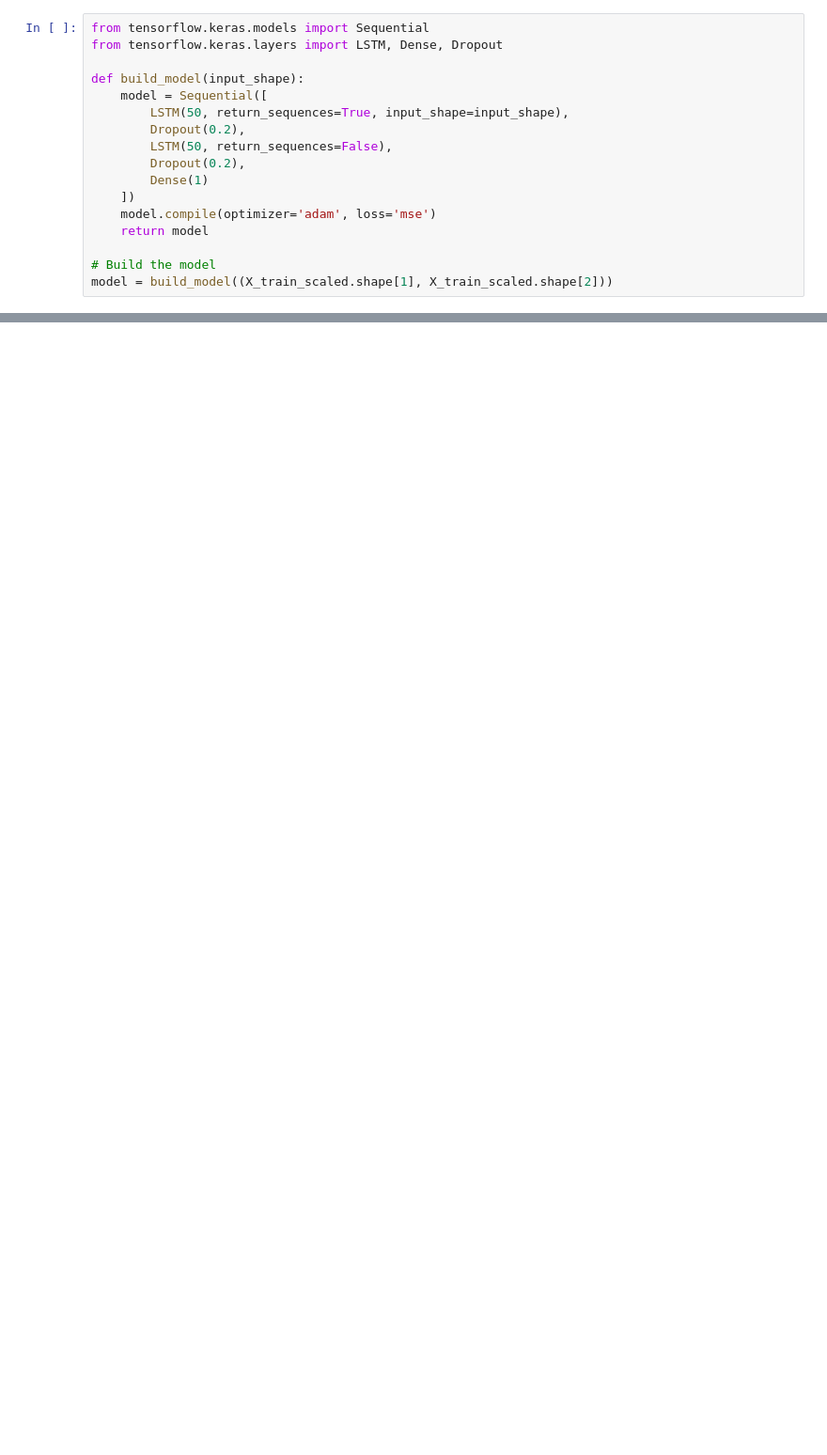
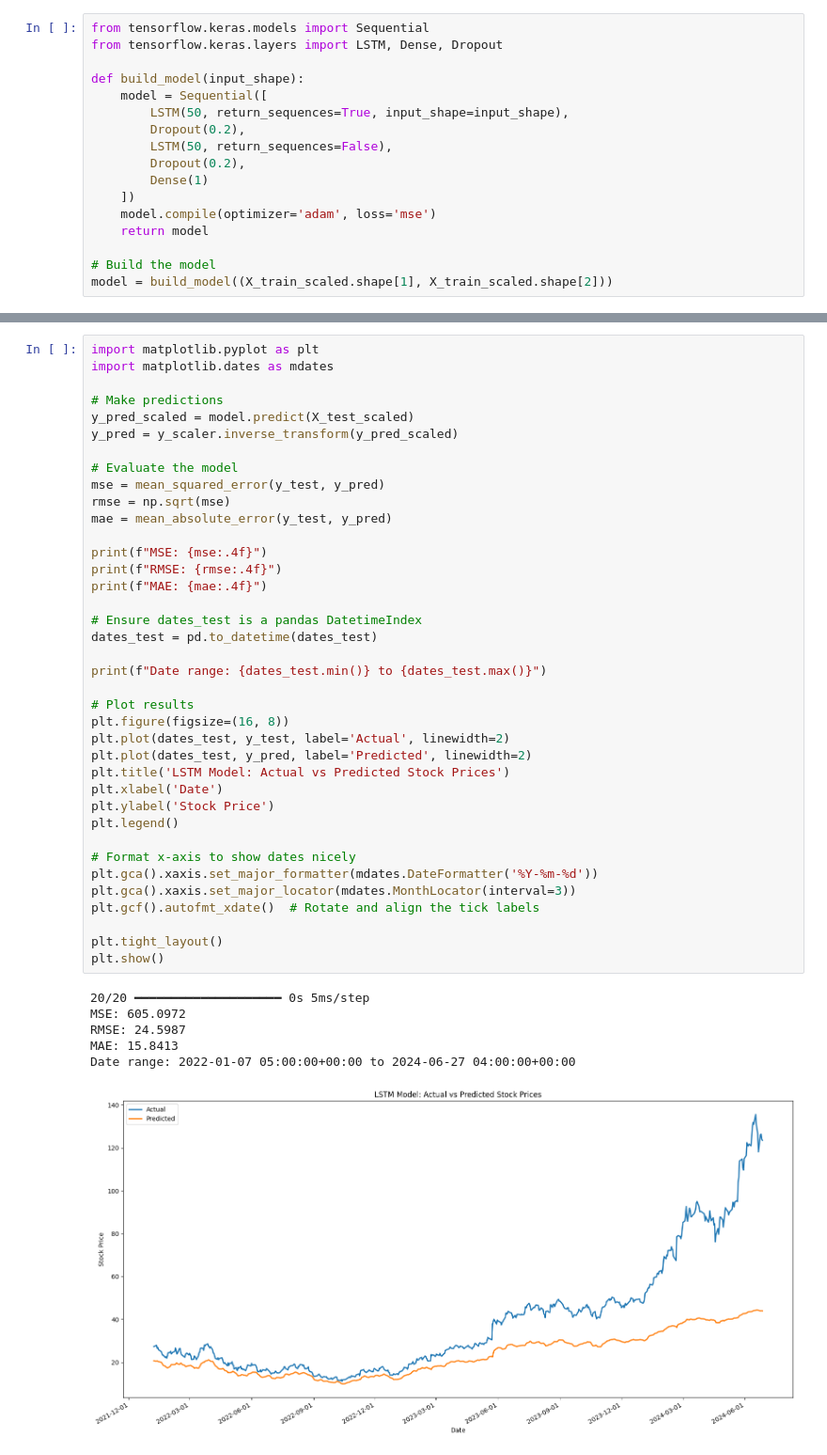
Before and after one commit to tanishhky/ArbitrageForSP500, a Jupyter notebook: claudemain copy.ipynb, the cells around one changed output, grey strips where cells are left out. Shown at 94% size. Saved outputs shown, nothing was run; the diff lists cells and outputs as text; blank space fills up the shorter version.

```diff
--- a/claudemain copy.ipynb
+++ b/claudemain copy.ipynb
@@ -231,0 +278,45 @@ MAE: 8.6739
+# %%
+import matplotlib.pyplot as plt
+import matplotlib.dates as mdates
+
+# Make predictions
+y_pred_scaled = model.predict(X_test_scaled)
+y_pred = y_scaler.inverse_transform(y_pred_scaled)
+
+# Evaluate the model
+mse = mean_squared_error(y_test, y_pred)
+rmse = np.sqrt(mse)
+mae = mean_absolute_error(y_test, y_pred)
+
+print(f"MSE: {mse:.4f}")
+print(f"RMSE: {rmse:.4f}")
+print(f"MAE: {mae:.4f}")
+
+# Ensure dates_test is a pandas DatetimeIndex
+dates_test = pd.to_datetime(dates_test)
+
+print(f"Date range: {dates_test.min()} to {dates_test.max()}")
+
+# Plot results
+plt.figure(figsize=(16, 8))
+plt.plot(dates_test, y_test, label='Actual', linewidth=2)
+plt.plot(dates_test, y_pred, label='Predicted', linewidth=2)
+plt.title('LSTM Model: Actual vs Predicted Stock Prices')
+plt.xlabel('Date')
+plt.ylabel('Stock Price')
+plt.legend()
+
+# Format x-axis to show dates nicely
+plt.gca().xaxis.set_major_formatter(mdates.DateFormatter('%Y-%m-%d'))
+plt.gca().xaxis.set_major_locator(mdates.MonthLocator(interval=3))
+plt.gcf().autofmt_xdate()  # Rotate and align the tick labels
+
+plt.tight_layout()
+plt.show()
+# %% [output]
+20/20 ━━━━━━━━━━━━━━━━━━━━ 0s 5ms/step
+MSE: 605.0972
+RMSE: 24.5987
+MAE: 15.8413
+Date range: 2022-01-07 05:00:00+00:00 to 2024-06-27 04:00:00+00:00
+[figure, added]
```
Also changed, not shown: parts of 6 cells of this notebook.
